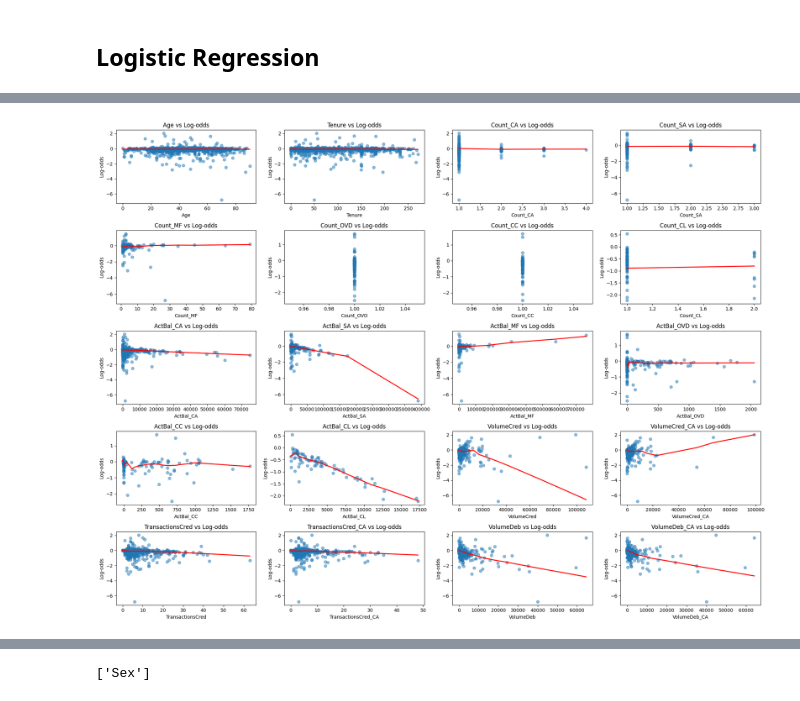
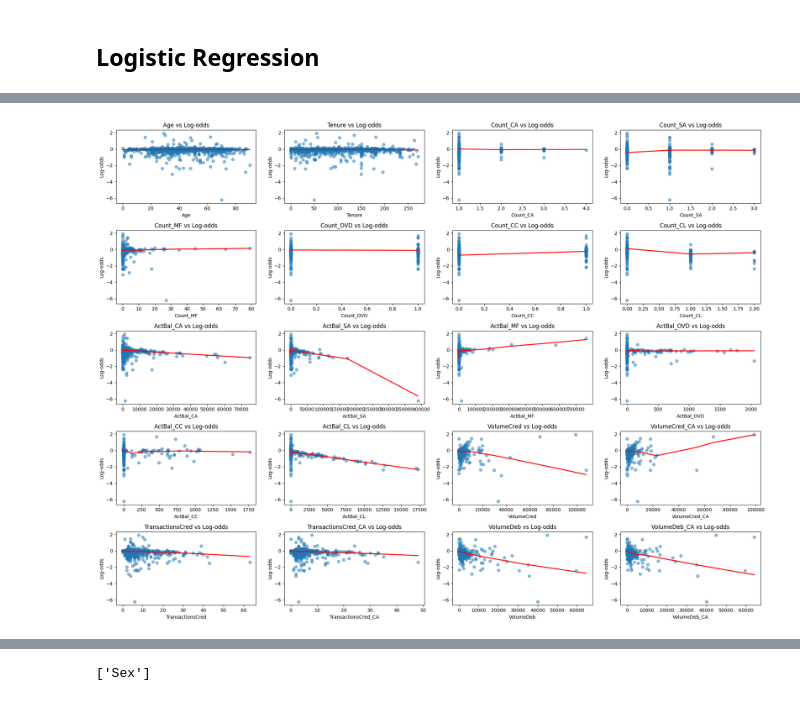
Before and after one commit to cyh002/direct-marketing-optimization, a Jupyter notebook: notebooks/mf_analysis.ipynb, the cells around one changed output, grey strips where cells are left out. Drawn from its saved outputs; the diff is of its cells as text; code cells hidden in the pictures.

```diff
--- a/notebooks/mf_analysis.ipynb
+++ b/notebooks/mf_analysis.ipynb
@@ -16,13 +16,16 @@ The autoreload extension is already loaded. To reload it, use:
 # %%
 # Check current working directory
 print("Current working directory:", os.getcwd())
-print("Contents of current directory:", os.listdir('.'))
-excel_path = os.path.join('..', 'data', 'raw', 'DataScientist_CaseStudy_Dataset.xlsx')
+print("Contents of current directory:", os.listdir("."))
+excel_path = os.path.join("..", "data", "raw", "DataScientist_CaseStudy_Dataset.xlsx")
 xls = pd.ExcelFile(excel_path)
-datasets = {sheet: pd.read_excel(xls, sheet_name=sheet, engine="openpyxl") for sheet in xls.sheet_names}
+datasets = {
+    sheet: pd.read_excel(xls, sheet_name=sheet, engine="openpyxl")
+    for sheet in xls.sheet_names
+}
 print("All sheet names:", list(datasets.keys()))
 print("Available datasets:", datasets.keys())
-raw_datasets = datasets.pop('Description')
+raw_datasets = datasets.pop("Description")
 # check the length of each dataset
 for name, df in datasets.items():
     print(f"{name}: {len(df)} rows, {len(df.columns)} columns")
@@ -110,7 +153,9 @@ Should be equal: True
 Test should be 0: True
 # %%
 # keep only Revenue_MF and Sale_MF
-datasets_train['Sales_Revenues_train'] = datasets_train['Sales_Revenues_train'][['Client', 'Revenue_MF', 'Sale_MF']]
+datasets_train["Sales_Revenues_train"] = datasets_train["Sales_Revenues_train"][
+    ["Client", "Revenue_MF", "Sale_MF"]
+]
 # %% [markdown]
 ## Data Leakage Factors:
 - `Count_MF` : number of live mutual funds
@@ -295,6 +352,14 @@ Merging Products_ActBalance_train: (969, 13)
 Potential issues:
   ✅ No duplicate rows
   ⚠️  Constant columns (nunique ≤ 1): ['Count_OVD', 'Count_CC']
+# %%
+# fill missing numeric values with 0
+combined_train_data[numeric_features] = combined_train_data[numeric_features].fillna(0)
+
+# fill the missing categorical values with 'missing'
+combined_train_data[categorical_features] = combined_train_data[
+    categorical_features
+].fillna("missing")
 # %%
 import scipy.stats as stats
 import matplotlib.pyplot as plt
@@ -534,41 +603,47 @@ from sklearn.metrics import roc_curve, roc_auc_score
 from statsmodels.stats.outliers_influence import variance_inflation_factor
 import statsmodels.api as sm
 from scipy import stats
+
 
 # 1. Check linearity in the logit
 def plot_linearity_check(X, y, feature_names, model):
     """Plot linearity checks for logistic regression"""
     # Get predicted probabilities
     probas = model.predict_proba(X)[:, 1]
     # Calculate logit (log-odds)
     logit = np.log(probas / (1 - probas))
     # Create subplots for selected numeric features
     n_features = min(20, len(feature_names))  # Limit to 20 plots
     fig, axes = plt.subplots(5, 4, figsize=(20, 15))
     axes = axes.flatten()
 
     for i, feature in enumerate(feature_names[:n_features]):
-        feature_idx = list(X.columns).index(feature) if isinstance(X, pd.DataFrame) else i
-        feature_values = X.iloc[:, feature_idx] if isinstance(X, pd.DataFrame) else X[:, feature_idx]
+        feature_idx = (
+            list(X.columns).index(feature) if isinstance(X, pd.DataFrame) else i
+        )
+        feature_values = (
+            X.iloc[:, feature_idx] if isinstance(X, pd.DataFrame) else X[:, feature_idx]
+        )
 
         # Plot feature vs logit
         axes[i].scatter(feature_values, logit, alpha=0.5)
 
         # Add lowess smoother to check for linearity
         lowess = sm.nonparametric.lowess
         z = lowess(logit, feature_values, frac=0.3)
-        axes[i].plot(z[:, 0], z[:, 1], color='red', linewidth=2)
+        axes[i].plot(z[:, 0], z[:, 1], color="red", linewidth=2)
 
-        axes[i].set_title(f'{feature} vs Log-odds')
+        axes[i].set_title(f"{feature} vs Log-odds")
         axes[i].set_xlabel(feature)
-        axes[i].set_ylabel('Log-odds')
+        axes[i].set_ylabel("Log-odds")
 
     plt.tight_layout()
     plt.show()
 
+
 plot_linearity_check(X, y, numeric_features, propensity_pipe)
 # %% [output]
-[figure, old version]
+[figure, new version]
 # %%
 # 4. Model performance check
 def plot_roc_curve(X, y, model):
```
Also changed, not shown: parts of 21 cells of this notebook, 3 other files.
